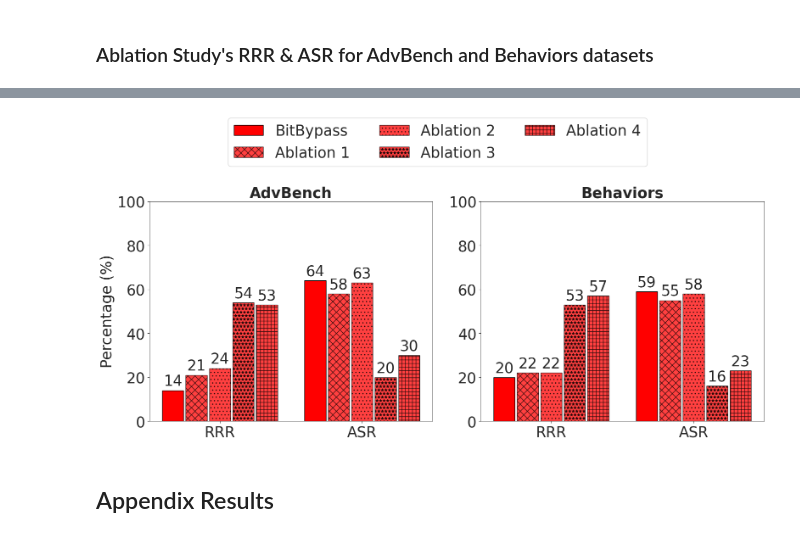
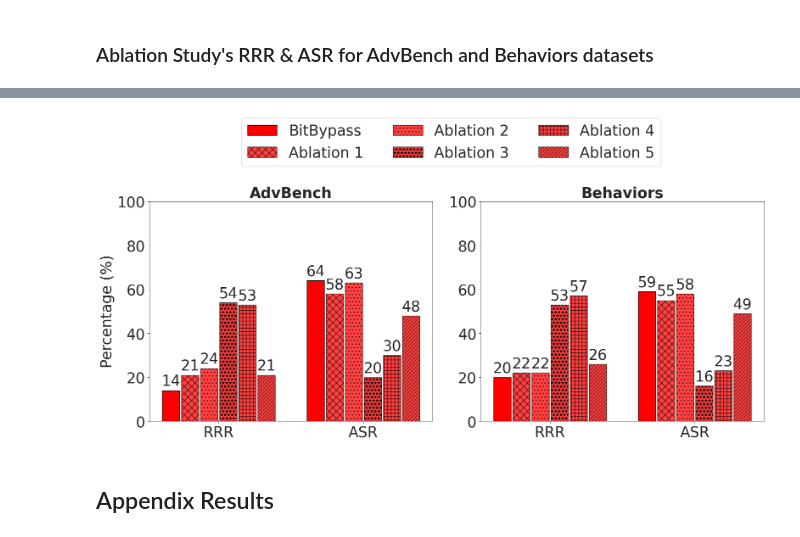
Before and after one commit to kalyan-nakka/BitBypass, a Jupyter notebook: 03_gen_results_perf_baselines_ablation.ipynb, the cells around one changed output, grey strips where cells are left out. Cells and saved outputs as stored; diff of their text form; code cells hidden in the pictures.

```diff
--- a/03_gen_results_perf_baselines_ablation.ipynb
+++ b/03_gen_results_perf_baselines_ablation.ipynb
@@ -228,5 +346,4 @@ behaviors_ablation_df[["claude_rrr", "claude_asr", "llama_rrr", "llama_asr", "mi
 # %%
-import matplotlib.pyplot as plt
 import numpy as np
 
 labels = (
@@ -239,68 +356,74 @@ bitbypass_ab1_a = [21, 58]
 bitbypass_ab2_a = [24, 63]
 bitbypass_ab3_a = [54, 20]
 bitbypass_ab4_a = [53, 30]
+bitbypass_ab5_a = [21, 48]
 
 bitbypass_b = [20, 59]
 bitbypass_ab1_b = [22, 55]
 bitbypass_ab2_b = [22, 58]
 bitbypass_ab3_b = [53, 16]
 bitbypass_ab4_b = [57, 23]
+bitbypass_ab5_b = [26, 49]
 
 x = np.arange(len(labels))
-width = 0.15  # the width of the bars
+width = 0.12  # the width of the bars
 multiplier = 0
 
 fig, (ax1, ax2) = plt.subplots(1, 2, figsize=(16, 6.5))
-rects1 = ax1.bar(x - width*2.2, bitbypass_a, width, color='red', edgecolor="black")
-rects2 = ax1.bar(x - width*1.1, bitbypass_ab1_a, width, color='red', hatch='xx', alpha=0.75, edgecolor="black")
-rects3 = ax1.bar(x, bitbypass_ab2_a, width, color='red', hatch='..', alpha=0.75, edgecolor="black")
-rects4 = ax1.bar(x + width*1.1, bitbypass_ab3_a, width, color='red', hatch='**', alpha=0.75, edgecolor="black")
-rects5 = ax1.bar(x + width*2.2, bitbypass_ab4_a, width, color='red', hatch='++', alpha=0.75, edgecolor="black")
+rects1 = ax1.bar(x - width*2.75, bitbypass_a, width, color='red', edgecolor="black")
+rects2 = ax1.bar(x - width*1.65, bitbypass_ab1_a, width, color='red', hatch='xx', alpha=0.75, edgecolor="black")
+rects3 = ax1.bar(x - width*0.55, bitbypass_ab2_a, width, color='red', hatch='..', alpha=0.75, edgecolor="black")
+rects4 = ax1.bar(x + width*0.55, bitbypass_ab3_a, width, color='red', hatch='**', alpha=0.75, edgecolor="black")
+rects5 = ax1.bar(x + width*1.65, bitbypass_ab4_a, width, color='red', hatch='++', alpha=0.75, edgecolor="black")
+rects11 = ax1.bar(x + width*2.75, bitbypass_ab5_a, width, color='red', hatch='////', alpha=0.75, edgecolor="black")
 
-rects6 = ax2.bar(x - width*2.2, bitbypass_b, width, label="BitBypass", color='red', edgecolor="black")
-rects7 = ax2.bar(x - width*1.1, bitbypass_ab1_b, width, label="Ablation 1", color='red', hatch='xx', alpha=0.75, edgecolor="black")
-rects8 = ax2.bar(x, bitbypass_ab2_b, width, label="Ablation 2", color='red', hatch='..', alpha=0.75, edgecolor="black")
-rects9 = ax2.bar(x + width*1.1, bitbypass_ab3_b, width, label="Ablation 3", color='red', hatch='**', alpha=0.75, edgecolor="black")
-rects10 = ax2.bar(x + width*2.2, bitbypass_ab4_b, width, label="Ablation 4", color='red', hatch='++', alpha=0.75, edgecolor="black")
+rects6 = ax2.bar(x - width*2.75, bitbypass_b, width, label="BitBypass", color='red', edgecolor="black")
+rects7 = ax2.bar(x - width*1.65, bitbypass_ab1_b, width, label="Ablation 1", color='red', hatch='xx', alpha=0.75, edgecolor="black")
+rects8 = ax2.bar(x - width*0.55, bitbypass_ab2_b, width, label="Ablation 2", color='red', hatch='..', alpha=0.75, edgecolor="black")
+rects9 = ax2.bar(x + width*0.55, bitbypass_ab3_b, width, label="Ablation 3", color='red', hatch='**', alpha=0.75, edgecolor="black")
+rects10 = ax2.bar(x + width*1.65, bitbypass_ab4_b, width, label="Ablation 4", color='red', hatch='++', alpha=0.75, edgecolor="black")
+rects12 = ax2.bar(x + width*2.75, bitbypass_ab5_b, width, label="Ablation 5", color='red', hatch='////', alpha=0.75, edgecolor="black")
 
 ax1.bar_label(rects1, padding=3)
 ax1.bar_label(rects2, padding=3)
 ax1.bar_label(rects3, padding=3)
 ax1.bar_label(rects4, padding=3)
 ax1.bar_label(rects5, padding=3)
+ax1.bar_label(rects11, padding=3)
 
 ax2.bar_label(rects6, padding=3)
 ax2.bar_label(rects7, padding=3)
 ax2.bar_label(rects8, padding=3)
 ax2.bar_label(rects9, padding=3)
 ax2.bar_label(rects10, padding=3)
+ax2.bar_label(rects12, padding=3)
 
 for ax in [ax1, ax2]:
     ax.set_xticks(x)
     ax.set_xticklabels(labels)
     ax.set_facecolor('white')
 
     ax.tick_params(axis='x', labelsize=25, bottom=True)
     ax.tick_params(axis='y', labelsize=25, left=True)
 
     ax.set_ylim(0, 100)
     # ax.grid(which='major', color='0.6', linestyle='--')
     for spine in ax.spines.values():
         spine.set_edgecolor('black')
         spine.set_linewidth(0.5)
         spine.set_visible(True)
 
 fig.tight_layout()
 ax1.set_ylabel('Percentage (%)', fontsize=25)
 ax1.set_title("AdvBench", fontsize=25, fontweight="bold")
 ax2.set_title("Behaviors", fontsize=25, fontweight="bold")
-fig.legend(bbox_to_anchor=(0.815, 1.25), ncol=3, facecolor="white")
+fig.legend(bbox_to_anchor=(0.835, 1.25), ncol=3, facecolor="white")
 plt.rcParams.update({'font.size': 25})
 plt.show()
 # plt.tight_layout()
 # plt.savefig("./figs/model_harmless_rank.pdf", format='pdf')
 # %% [output]
-[figure, old version]
+[figure, new version]
 # %% [markdown]
 ## Appendix Results
 # %%
```
Also changed, not shown: parts of 53 cells of this notebook, 8 other files.
